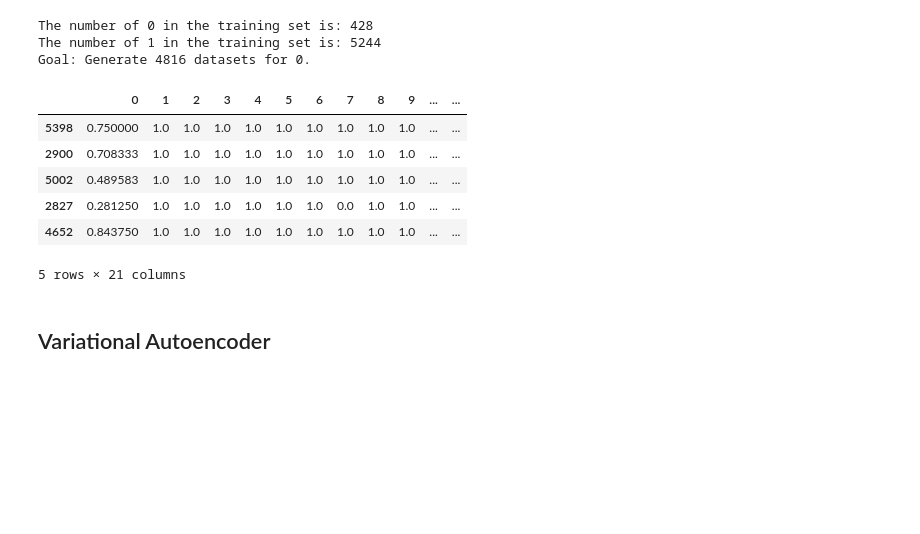
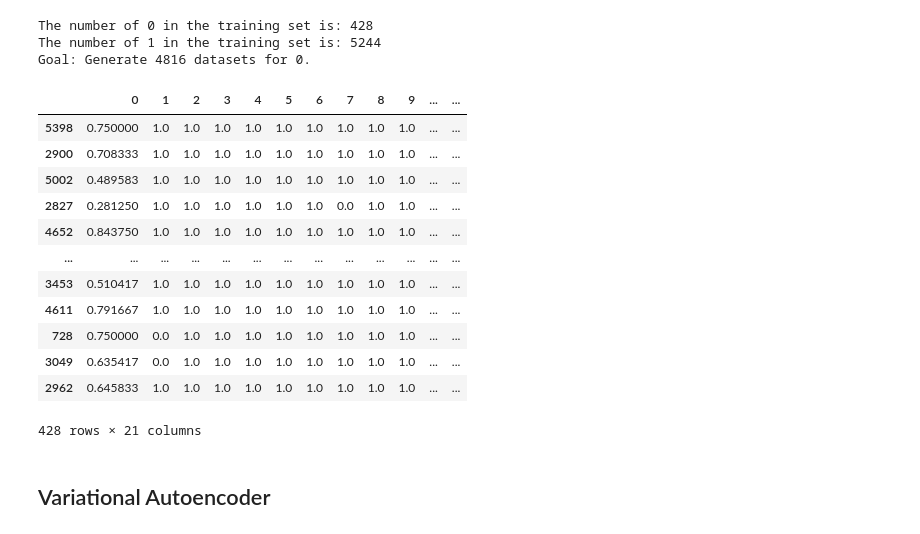
Before and after one commit to jdeguzman4/neural-network, a Jupyter notebook: Annthyroid1.ipynb, the cells around one changed output. Drawn from its saved outputs; the diff is of its cells as text; code cells hidden in the pictures; blank space fills up the shorter version.

```diff
--- a/Annthyroid1.ipynb
+++ b/Annthyroid1.ipynb
@@ -54,6 +54,7 @@ See the caveats in the documentation: https://pandas.pydata.org/pandas-docs/stab
 7090 rows × 22 columns
 # %%
 y = pd.get_dummies(df_raw[21])
+y = df_raw[21]
 
 y
 # %% [output]
@@ -101,16 +113,22 @@ The number of 0 in the training set is: 428
 The number of 1 in the training set is: 5244
 Goal: Generate 4816 datasets for 0.
 # %%
-x_missing = x_raw[y_raw[0] == 1]
-x_missing.head()
+x_missing = x_raw[y_raw.values == 0]
+x_missing
 # %% [output]
 |  | 0 | 1 | 2 | 3 | 4 | 5 | 6 | 7 | 8 | 9 | ... | ... |
 | 5398 | 0.750000 | 1.0 | 1.0 | 1.0 | 1.0 | 1.0 | 1.0 | 1.0 | 1.0 | 1.0 | ... | ... |
 | 2900 | 0.708333 | 1.0 | 1.0 | 1.0 | 1.0 | 1.0 | 1.0 | 1.0 | 1.0 | 1.0 | ... | ... |
 | 5002 | 0.489583 | 1.0 | 1.0 | 1.0 | 1.0 | 1.0 | 1.0 | 1.0 | 1.0 | 1.0 | ... | ... |
 | 2827 | 0.281250 | 1.0 | 1.0 | 1.0 | 1.0 | 1.0 | 1.0 | 0.0 | 1.0 | 1.0 | ... | ... |
 | 4652 | 0.843750 | 1.0 | 1.0 | 1.0 | 1.0 | 1.0 | 1.0 | 1.0 | 1.0 | 1.0 | ... | ... |
+| ... | ... | ... | ... | ... | ... | ... | ... | ... | ... | ... | ... | ... |
+| 3453 | 0.510417 | 1.0 | 1.0 | 1.0 | 1.0 | 1.0 | 1.0 | 1.0 | 1.0 | 1.0 | ... | ... |
+| 4611 | 0.791667 | 1.0 | 1.0 | 1.0 | 1.0 | 1.0 | 1.0 | 1.0 | 1.0 | 1.0 | ... | ... |
+| 728 | 0.750000 | 0.0 | 1.0 | 1.0 | 1.0 | 1.0 | 1.0 | 1.0 | 1.0 | 1.0 | ... | ... |
+| 3049 | 0.635417 | 0.0 | 1.0 | 1.0 | 1.0 | 1.0 | 1.0 | 1.0 | 1.0 | 1.0 | ... | ... |
+| 2962 | 0.645833 | 1.0 | 1.0 | 1.0 | 1.0 | 1.0 | 1.0 | 1.0 | 1.0 | 1.0 | ... | ... |
-5 rows × 21 columns
+428 rows × 21 columns
 # %% [markdown]
 ## Variational Autoencoder
 # %%
```
Also changed, not shown: parts of 17 cells of this notebook, 1 other file.
